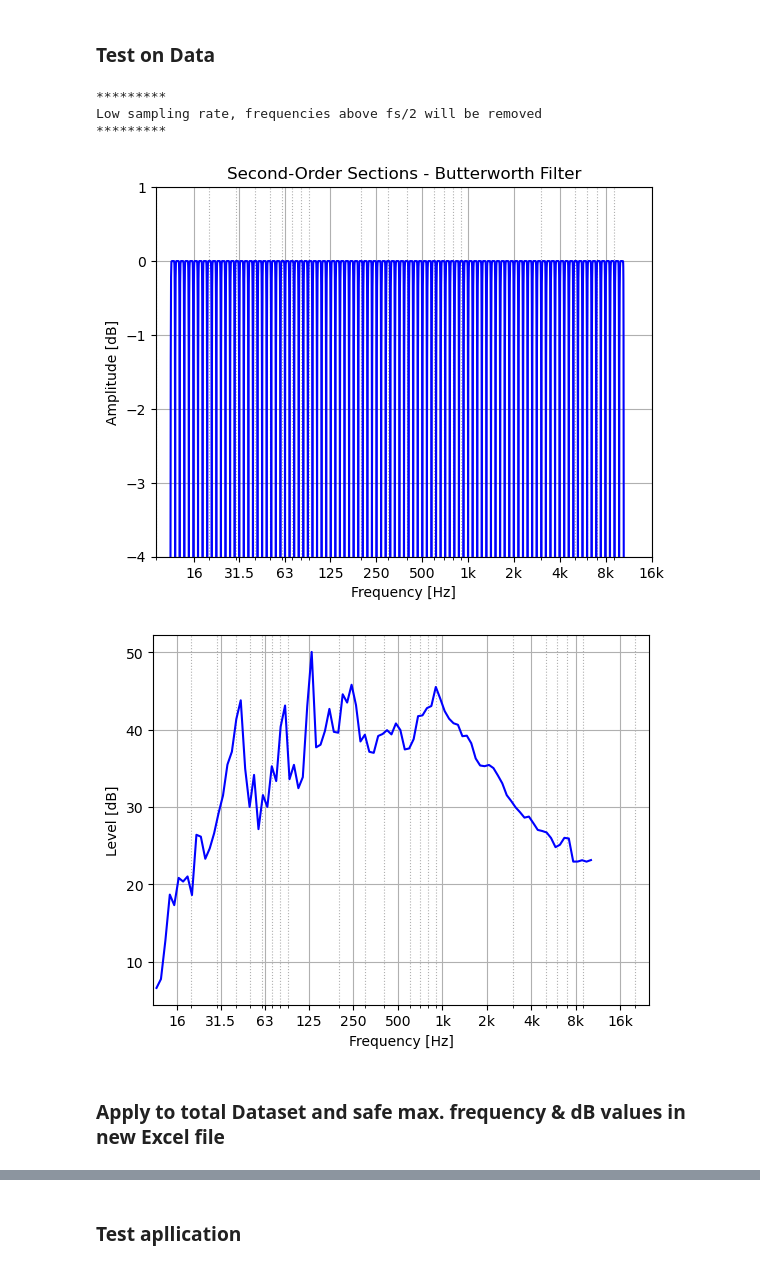
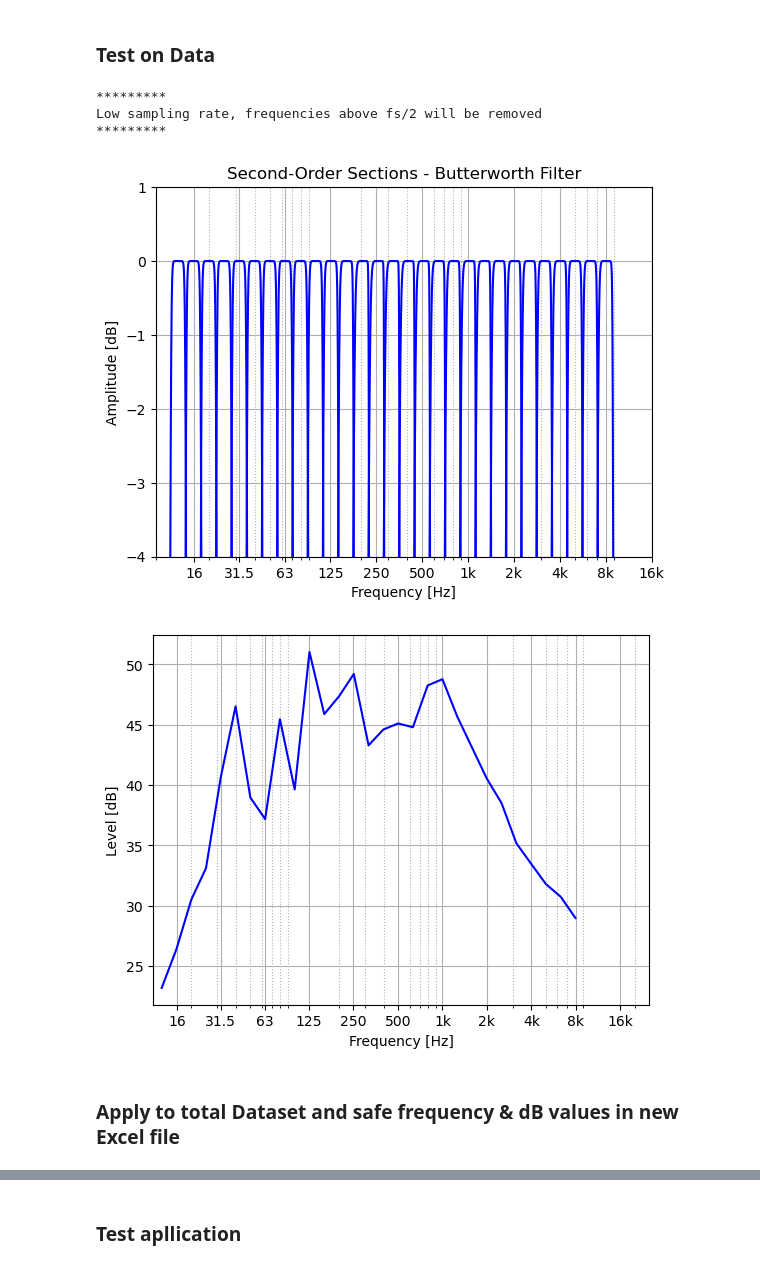
Before and after one commit to janikWa/RoadTrafficNoise, a Jupyter notebook: RTN-antonia/02_Online_OctaveBands.ipynb, the cells around one changed output, grey strips where cells are left out. Drawn from its saved outputs; the diff is of its cells as text; code cells hidden in the pictures.

Commit message:
new octave band saving and average

```diff
--- a/RTN-antonia/02_Online_OctaveBands.ipynb
+++ b/RTN-antonia/02_Online_OctaveBands.ipynb
@@ -269,30 +265,30 @@ def _downsamplingfactor(freq, fs):
 # %%
 from scipy.io import wavfile
 pathi = "/Users/Anton/Documents/KIT/Seminare/RTN/Audio rtn-samples/IDMT_Traffic/audio/2019-10-22-08-40_Fraunhofer-IDMT_30Kmh_41346_M_D_CR_SE_CH34.wav"
 #pathi = "/Users/Anton/Documents/KIT/Seminare/RTN/Audio rtn-samples/IDMT_Traffic/audio/2019-11-12-09-00_Schleusinger-Allee_70Kmh_2076056_M_W_CR_ME_CH12.wav"
 
 #sample_rate, data = wavfile.read(pathi)
-spl, freq = octavefilter(pathi, fraction=10, order=6, limits=[12, 20000], show=1)
+spl, freq = octavefilter(pathi, fraction=3, order=6, limits=[12, 20000], show=1)
 
 # Show octave spectrum
 fig, ax = plt.subplots()
 ax.semilogx(freq, spl, 'b')
 ax.grid(which='major')
 ax.grid(which='minor', linestyle=':')
 ax.set_xlabel(r'Frequency [Hz]')
 ax.set_ylabel('Level [dB]')
 plt.xlim(11, 25000)
 ax.set_xticks([16, 31.5, 63, 125, 250, 500, 1000, 2000, 4000, 8000, 16000])
 ax.set_xticklabels(['16', '31.5', '63', '125', '250', '500', '1k', '2k', '4k', '8k', '16k'])
 plt.show()
 # %% [output]
 *********
 Low sampling rate, frequencies above fs/2 will be removed
 *********
-[figure, old version]
+[figure, new version]
-[figure, old version]
+[figure, new version]
 # %% [markdown]
-### Apply to total Dataset and safe max. frequency & dB values in new Excel file
+### Apply to total Dataset and safe frequency & dB values in new Excel file
 # %%
 import os
 import numpy as np
```
Also changed, not shown: parts of 3 cells of this notebook, 1 other file.
